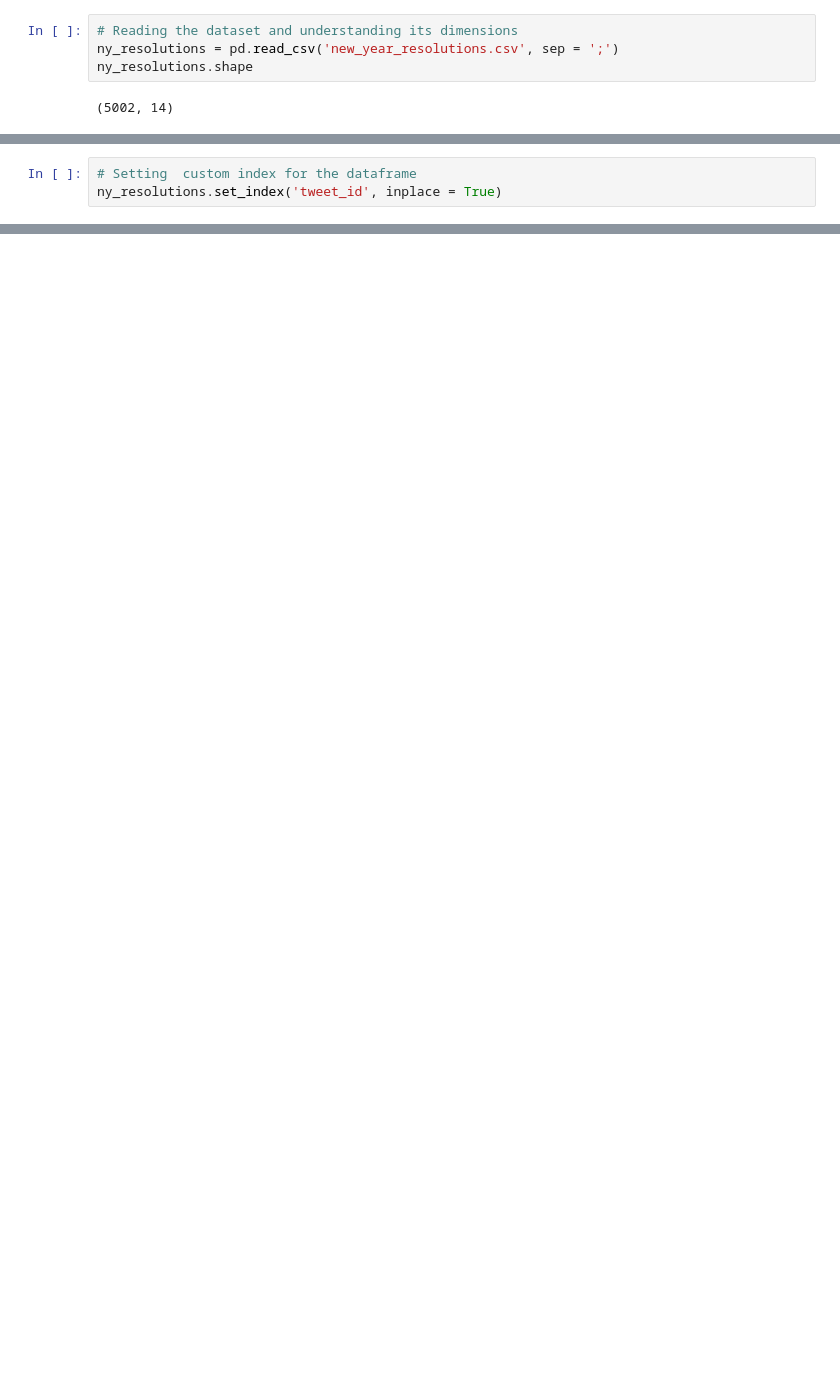
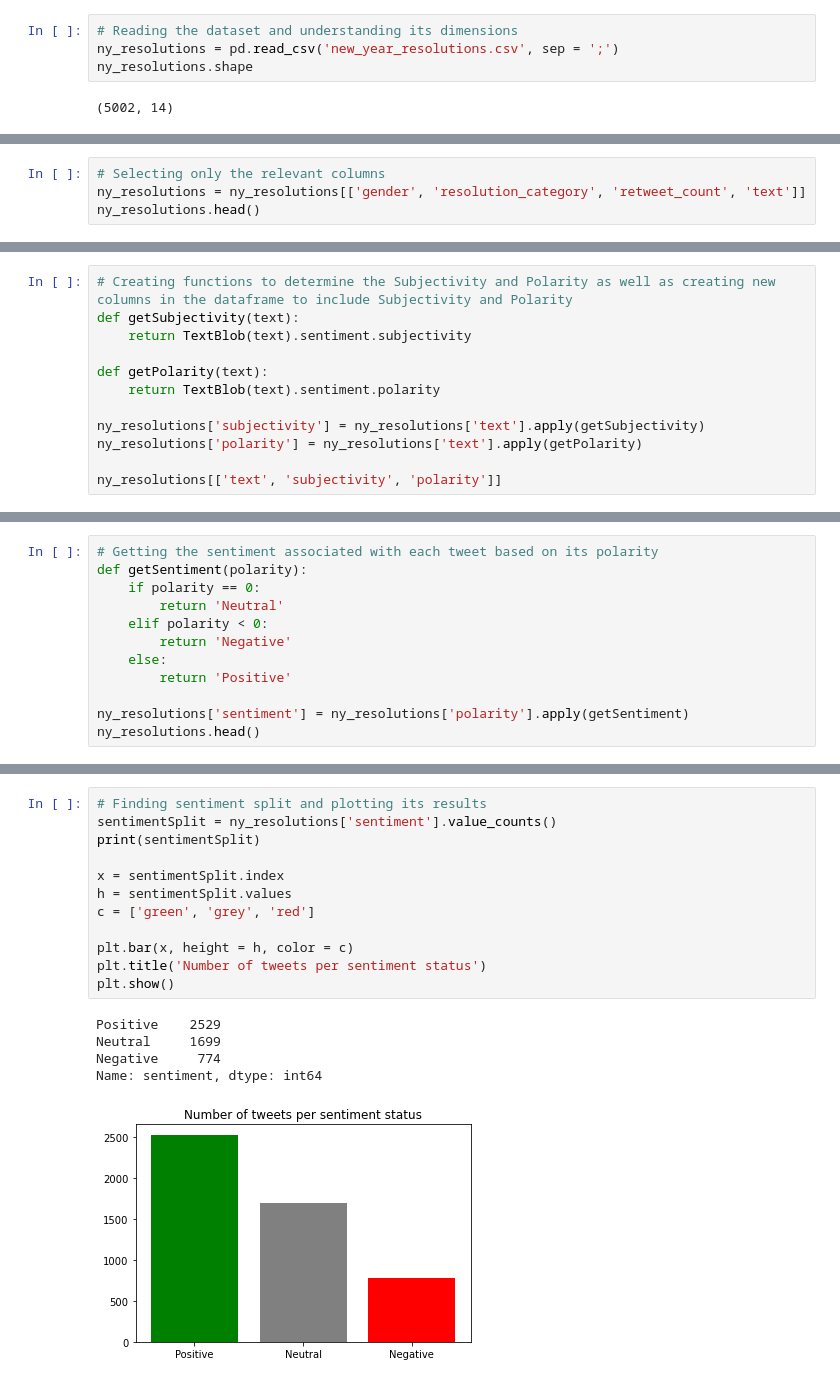
Before and after one commit to RobertaBRC/portfolio_projects, a Jupyter notebook: NewYearsResolutions.ipynb, the cells around one changed output, grey strips where cells are left out. Cells and saved outputs as stored; diff of their text form; blank space fills up the shorter version.

```diff
--- a/NewYearsResolutions.ipynb
+++ b/NewYearsResolutions.ipynb
@@ -15,3 +26,4 @@ ny_resolutions.shape
 # %%
-# Setting  custom index for the dataframe
-ny_resolutions.set_index('tweet_id', inplace = True)
+# Selecting only the relevant columns
+ny_resolutions = ny_resolutions[['gender', 'resolution_category', 'retweet_count', 'text']]
+ny_resolutions.head()
@@ -33,0 +69,12 @@ Name: text, Length: 5002, dtype: object
+# %%
+# Creating functions to determine the Subjectivity and Polarity as well as creating new columns in the dataframe to include Subjectivity and Polarity
+def getSubjectivity(text):
+    return TextBlob(text).sentiment.subjectivity
+
+def getPolarity(text):
+    return TextBlob(text).sentiment.polarity
+
+ny_resolutions['subjectivity'] = ny_resolutions['text'].apply(getSubjectivity)
+ny_resolutions['polarity'] = ny_resolutions['text'].apply(getPolarity)
+
+ny_resolutions[['text', 'subjectivity', 'polarity']]
@@ -33,0 +96,12 @@ Name: text, Length: 5002, dtype: object
+# %%
+# Getting the sentiment associated with each tweet based on its polarity
+def getSentiment(polarity):
+    if polarity == 0:
+        return 'Neutral'
+    elif polarity < 0:
+        return 'Negative'
+    else:
+        return 'Positive'
+
+ny_resolutions['sentiment'] = ny_resolutions['polarity'].apply(getSentiment)
+ny_resolutions.head()
@@ -33,0 +116,18 @@ Name: text, Length: 5002, dtype: object
+# %%
+# Finding sentiment split and plotting its results
+sentimentSplit = ny_resolutions['sentiment'].value_counts()
+print(sentimentSplit)
+
+x = sentimentSplit.index
+h = sentimentSplit.values
+c = ['green', 'grey', 'red']
+
+plt.bar(x, height = h, color = c)
+plt.title('Number of tweets per sentiment status')
+plt.show()
+# %% [output]
+Positive    2529
+Neutral     1699
+Negative     774
+Name: sentiment, dtype: int64
+[figure, added]
```
Also changed, not shown: parts of 17 cells of this notebook.
